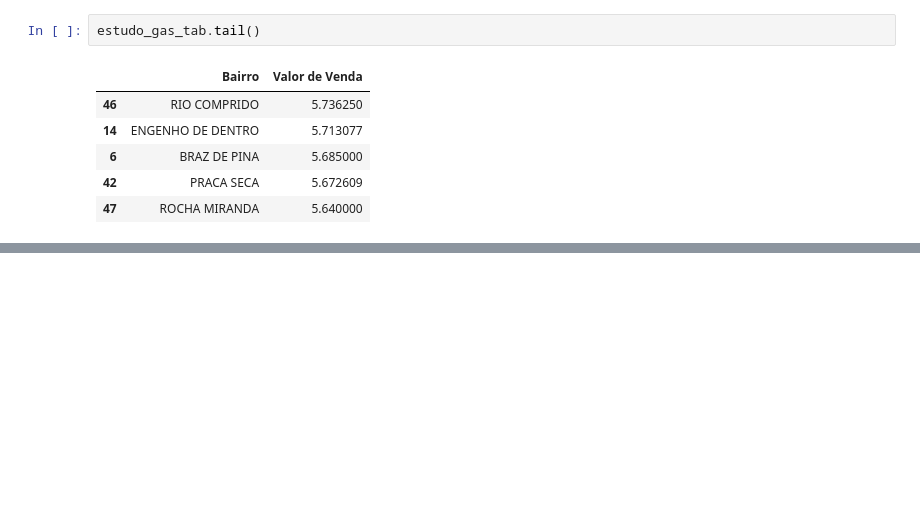
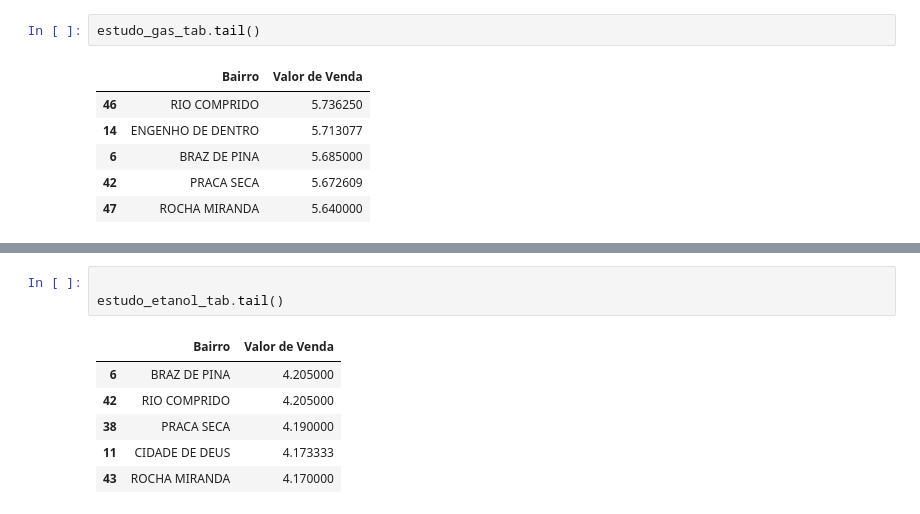
Before and after one commit to Samuelmcoimbra/Repo_senac, a Jupyter notebook: Bibliotecas.ipynb, the cells around one changed output, grey strips where cells are left out. Drawn from its saved outputs; the diff is of its cells as text; blank space fills up the shorter version.

```diff
--- a/Bibliotecas.ipynb
+++ b/Bibliotecas.ipynb
@@ -285,0 +333,10 @@ estudo_
+# %%
+
+estudo_etanol_tab.tail()
+# %% [output]
+|  | Bairro | Valor de Venda |
+| 6 | BRAZ DE PINA | 4.205000 |
+| 42 | RIO COMPRIDO | 4.205000 |
+| 38 | PRACA SECA | 4.190000 |
+| 11 | CIDADE DE DEUS | 4.173333 |
+| 43 | ROCHA MIRANDA | 4.170000 |
```
Also changed, not shown: parts of 10 cells of this notebook.
